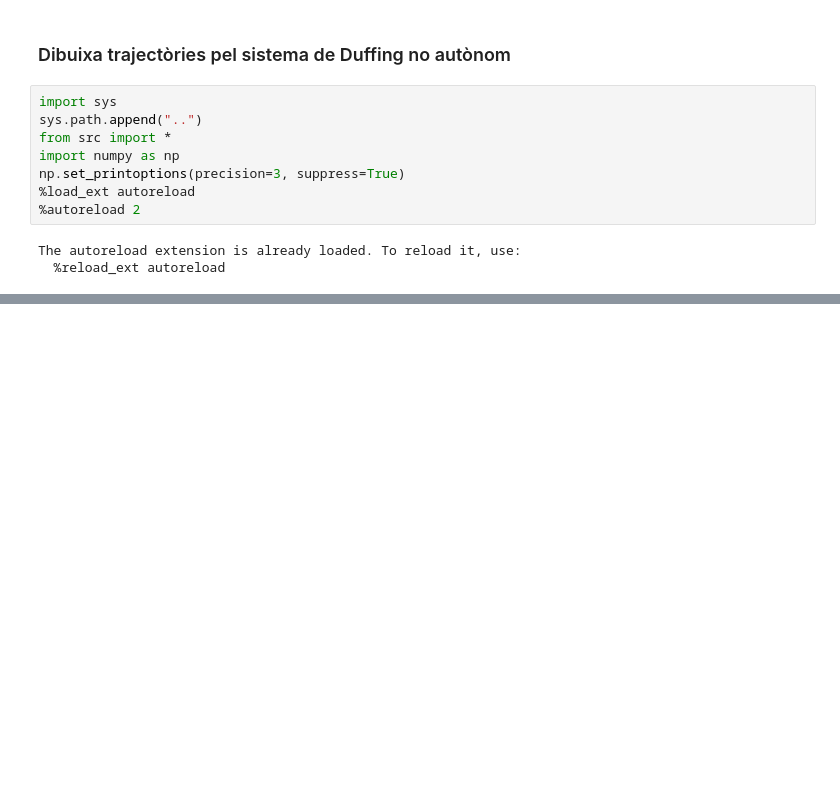
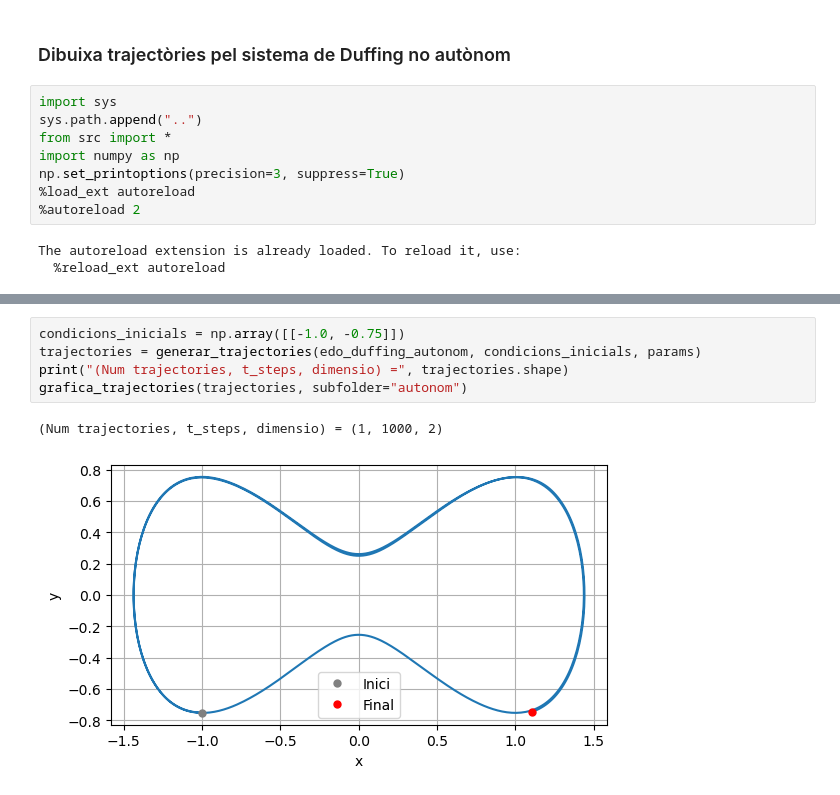
Before and after one commit to victor-lopz/spectral-clustering, a Jupyter notebook: notebooks/duffing_no_autonom_trajectories.ipynb, the cells around one changed output, grey strips where cells are left out. Cells and saved outputs as stored; diff of their text form; blank space fills up the shorter version.

```diff
--- a/notebooks/duffing_no_autonom_trajectories.ipynb
+++ b/notebooks/duffing_no_autonom_trajectories.ipynb
@@ -36,0 +36,8 @@ grafica_trajectories(trajectories, subfolder="no_autonom")
+# %%
+condicions_inicials = np.array([[-1.0, -0.75]])
+trajectories = generar_trajectories(edo_duffing_autonom, condicions_inicials, params)
+print("(Num trajectories, t_steps, dimensio) =", trajectories.shape)
+grafica_trajectories(trajectories, subfolder="autonom")
+# %% [output]
+(Num trajectories, t_steps, dimensio) = (1, 1000, 2)
+[figure, added]
```
Also changed, not shown: parts of 2 cells of this notebook, 1 other file.
